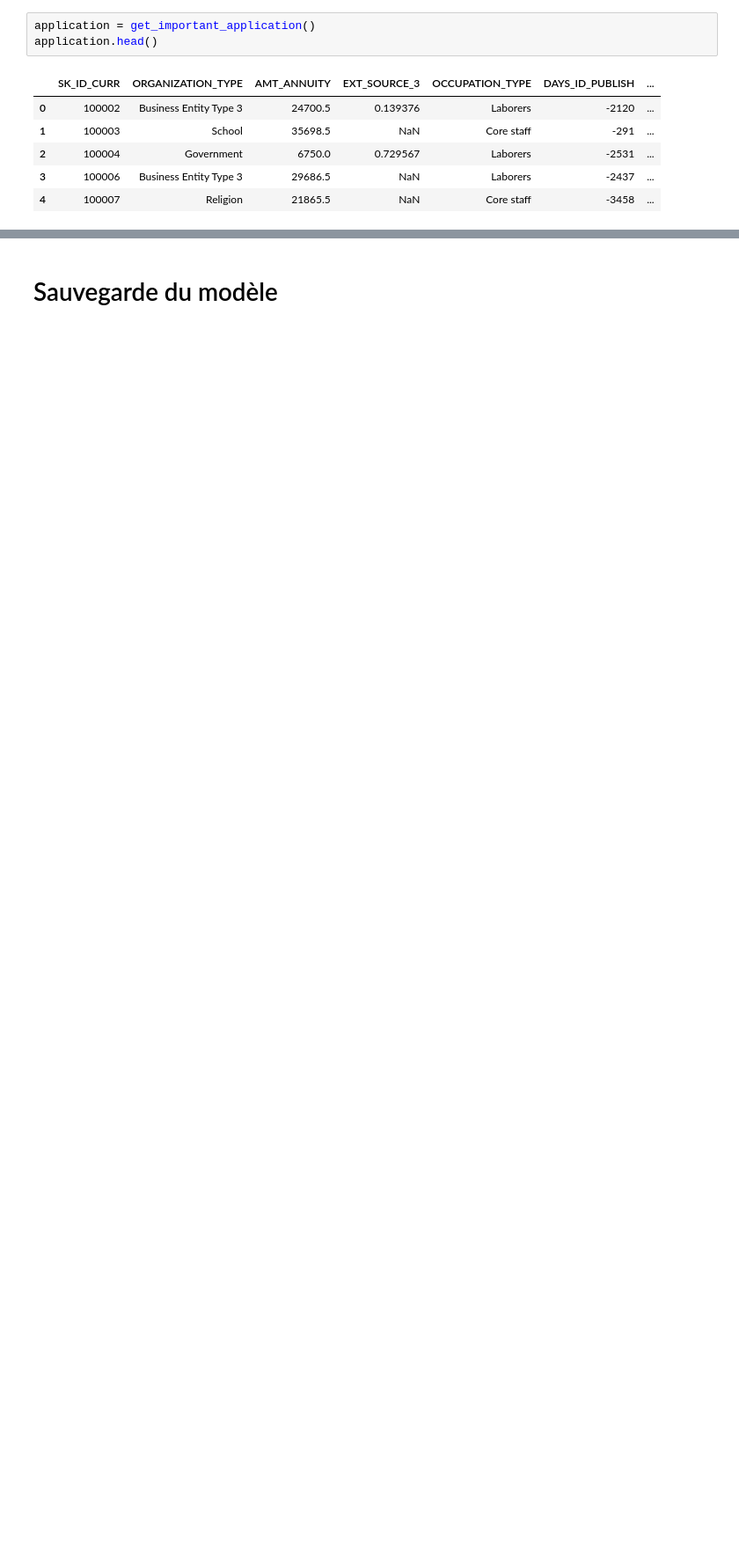
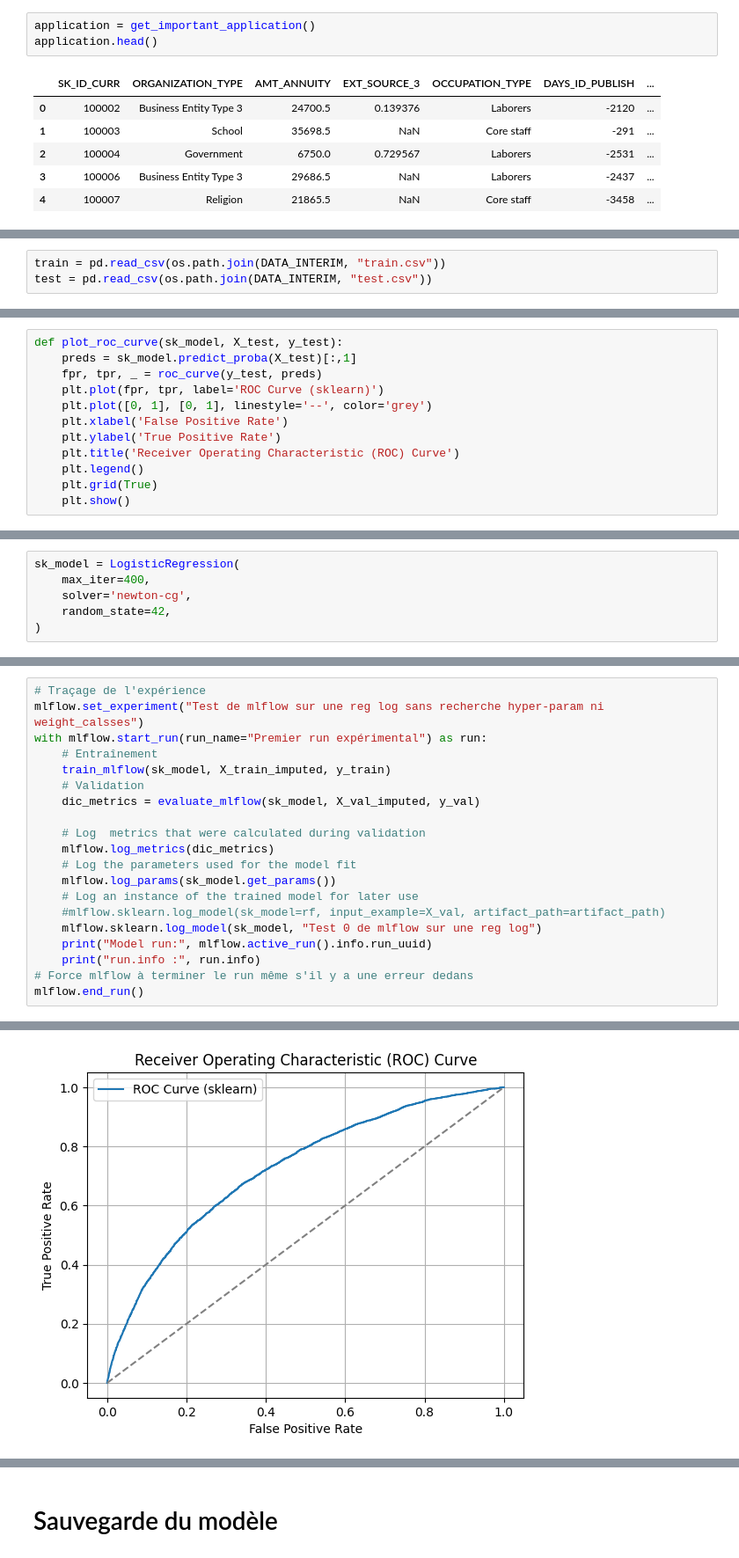
Before and after one commit to ArianeNantes/ocp7, a Jupyter notebook: model_lgbm.ipynb, the cells around one changed output, grey strips where cells are left out. Shown at 88% size. Saved outputs shown, nothing was run; the diff lists cells and outputs as text; blank space fills up the shorter version.

```diff
--- a/model_lgbm.ipynb
+++ b/model_lgbm.ipynb
@@ -309,0 +330,3 @@ Forme de test (30000, 17)
+# %%
+train = pd.read_csv(os.path.join(DATA_INTERIM, "train.csv"))
+test = pd.read_csv(os.path.join(DATA_INTERIM, "test.csv"))
@@ -309,0 +384,12 @@ Forme de test (30000, 17)
+# %%
+def plot_roc_curve(sk_model, X_test, y_test):
+    preds = sk_model.predict_proba(X_test)[:,1]
+    fpr, tpr, _ = roc_curve(y_test, preds)
+    plt.plot(fpr, tpr, label='ROC Curve (sklearn)')
+    plt.plot([0, 1], [0, 1], linestyle='--', color='grey')
+    plt.xlabel('False Positive Rate')
+    plt.ylabel('True Positive Rate')
+    plt.title('Receiver Operating Characteristic (ROC) Curve')
+    plt.legend()
+    plt.grid(True)
+    plt.show()
@@ -309,0 +440,6 @@ Forme de test (30000, 17)
+# %%
+sk_model = LogisticRegression(
+    max_iter=400,
+    solver='newton-cg',
+    random_state=42,
+)
@@ -309,0 +471,21 @@ Forme de test (30000, 17)
+# %%
+# Traçage de l'expérience
+mlflow.set_experiment("Test de mlflow sur une reg log sans recherche hyper-param ni weight_calsses")
+with mlflow.start_run(run_name="Premier run expérimental") as run:
+    # Entraînement
+    train_mlflow(sk_model, X_train_imputed, y_train)
+    # Validation
+    dic_metrics = evaluate_mlflow(sk_model, X_val_imputed, y_val)
+
+    # Log  metrics that were calculated during validation
+    mlflow.log_metrics(dic_metrics)
+    # Log the parameters used for the model fit
+    mlflow.log_params(sk_model.get_params())
+    # Log an instance of the trained model for later use
+    #mlflow.sklearn.log_model(sk_model=rf, input_example=X_val, artifact_path=artifact_path)
+    mlflow.sklearn.log_model(sk_model, "Test 0 de mlflow sur une reg log")
+    print("Model run:", mlflow.active_run().info.run_uuid)
+    print("run.info :", run.info)
+# Force mlflow à terminer le run même s'il y a une erreur dedans
+mlflow.end_run()
+# %% [output]
@@ -309,0 +496 @@ Forme de test (30000, 17)
+[figure, added]
```
Also changed, not shown: parts of 25 cells of this notebook.
